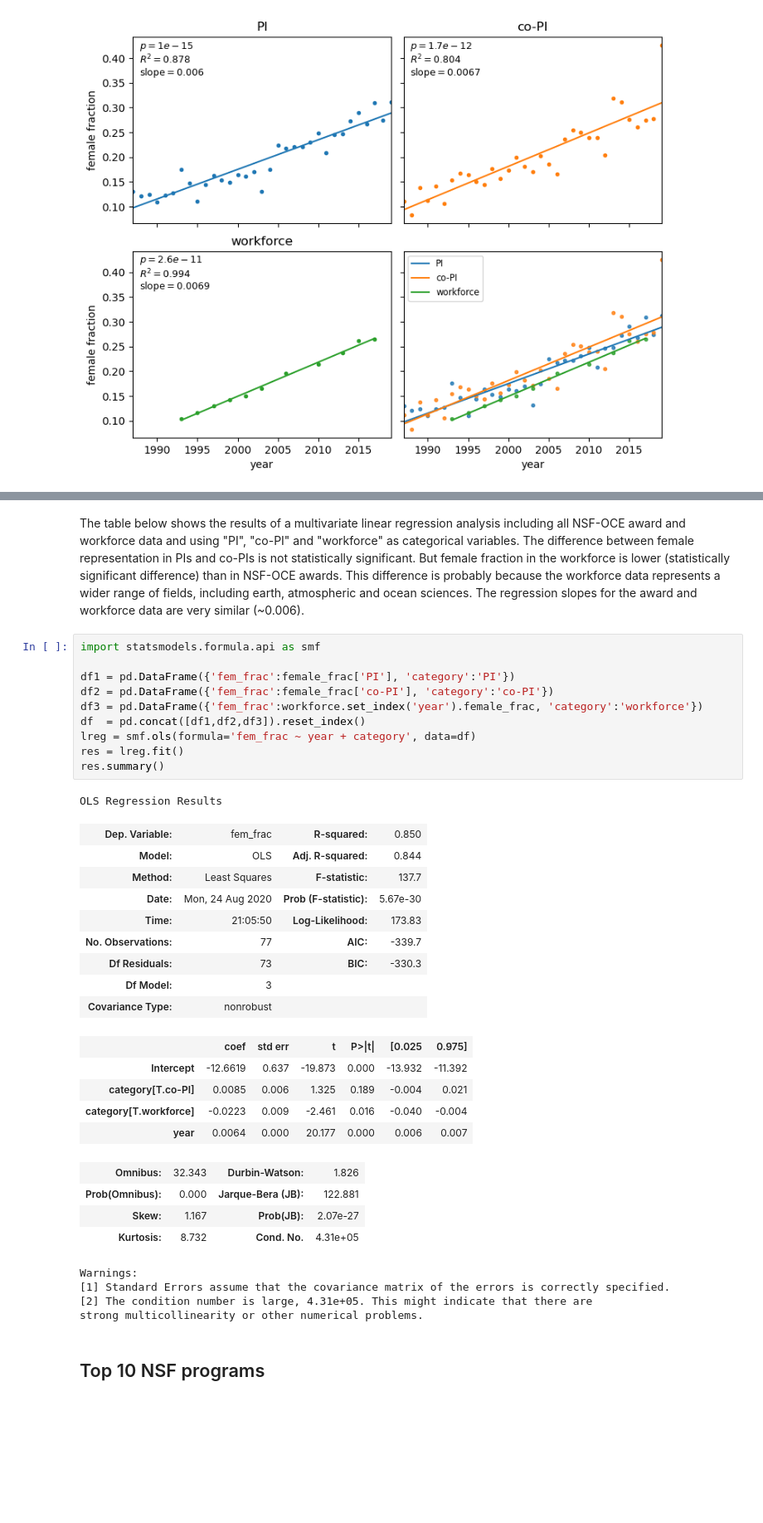
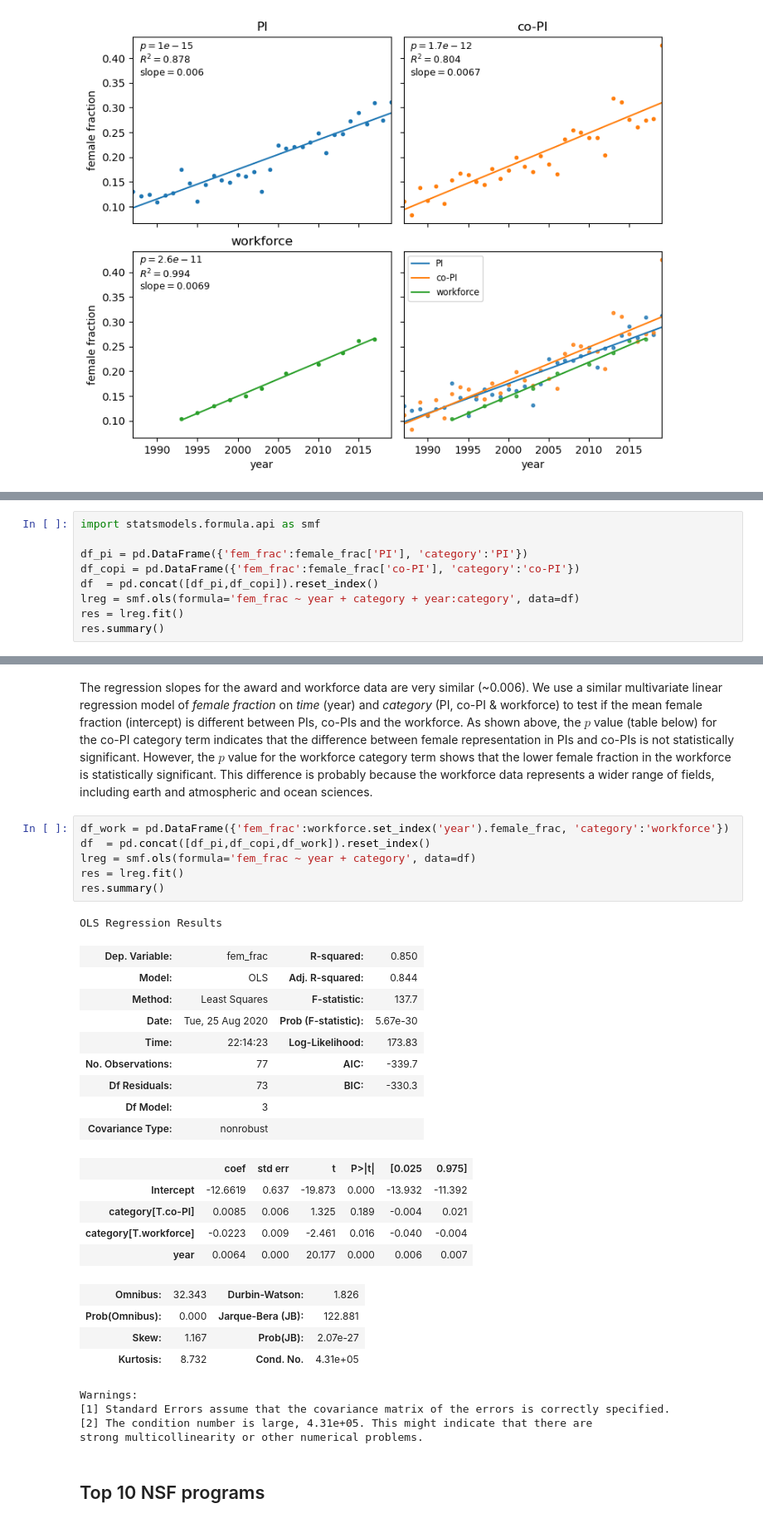
Before and after one commit to idlima/nsf-oce-gender, a Jupyter notebook: 05_analysis.ipynb, the cells around one changed output, grey strips where cells are left out. Shown at 83% size. Saved outputs shown, nothing was run; the diff lists cells and outputs as text; blank space fills up the shorter version.

Commit message:
Expanded regression analysis of workforce data

```diff
--- a/05_analysis.ipynb
+++ b/05_analysis.ipynb
@@ -145,0 +148,9 @@ _ = axs[1,1].legend(lines,['PI','co-PI','workforce'], loc='upper left')
+# %%
+import statsmodels.formula.api as smf
+
+df_pi = pd.DataFrame({'fem_frac':female_frac['PI'], 'category':'PI'})
+df_copi = pd.DataFrame({'fem_frac':female_frac['co-PI'], 'category':'co-PI'})
+df  = pd.concat([df_pi,df_copi]).reset_index()
+lreg = smf.ols(formula='fem_frac ~ year + category + year:category', data=df)
+res = lreg.fit()
+res.summary()
@@ -146,22 +181,18 @@ _ = axs[1,1].legend(lines,['PI','co-PI','workforce'], loc='upper left')
 # %% [markdown]
-The table below shows the results of a multivariate linear regression analysis including all NSF-OCE award and workforce data and using "PI", "co-PI" and "workforce" as categorical variables. The difference between female representation in PIs and co-PIs is not statistically significant. But female fraction in the workforce is lower (statistically significant difference) than in NSF-OCE awards. This difference is probably because the workforce data represents a wider range of fields, including earth, atmospheric and ocean sciences. The regression slopes for the award and workforce data are very similar (~0.006).
+The regression slopes for the award and workforce data are very similar (~0.006). We use a similar multivariate linear regression model of *female fraction* on *time* (year) and *category* (PI, co-PI & workforce) to test if the mean female fraction (intercept) is different between PIs, co-PIs and the workforce. As shown above, the $p$ value (table below) for the co-PI category term indicates that the difference between female representation in PIs and co-PIs is not statistically significant. However, the $p$ value for the workforce category term shows that the lower female fraction in the workforce is statistically significant. This difference is probably because the workforce data represents a wider range of fields, including earth and atmospheric and ocean sciences.
 # %%
-import statsmodels.formula.api as smf
-
-df1 = pd.DataFrame({'fem_frac':female_frac['PI'], 'category':'PI'})
-df2 = pd.DataFrame({'fem_frac':female_frac['co-PI'], 'category':'co-PI'})
-df3 = pd.DataFrame({'fem_frac':workforce.set_index('year').female_frac, 'category':'workforce'})
-df  = pd.concat([df1,df2,df3]).reset_index()
+df_work = pd.DataFrame({'fem_frac':workforce.set_index('year').female_frac, 'category':'workforce'})
+df  = pd.concat([df_pi,df_copi,df_work]).reset_index()
 lreg = smf.ols(formula='fem_frac ~ year + category', data=df)
 res = lreg.fit()
 res.summary()
 # %% [output]
 OLS Regression Results
 | Dep. Variable: | fem_frac | R-squared: | 0.850 |
 | Model: | OLS | Adj. R-squared: | 0.844 |
 | Method: | Least Squares | F-statistic: | 137.7 |
-| Date: | Mon, 24 Aug 2020 | Prob (F-statistic): | 5.67e-30 |
-| Time: | 21:05:50 | Log-Likelihood: | 173.83 |
+| Date: | Tue, 25 Aug 2020 | Prob (F-statistic): | 5.67e-30 |
+| Time: | 22:14:23 | Log-Likelihood: | 173.83 |
 | No. Observations: | 77 | AIC: | -339.7 |
 | Df Residuals: | 73 | BIC: | -330.3 |
 | Df Model: | 3 |  |  |
```
Also changed, not shown: parts of 3 cells of this notebook.
